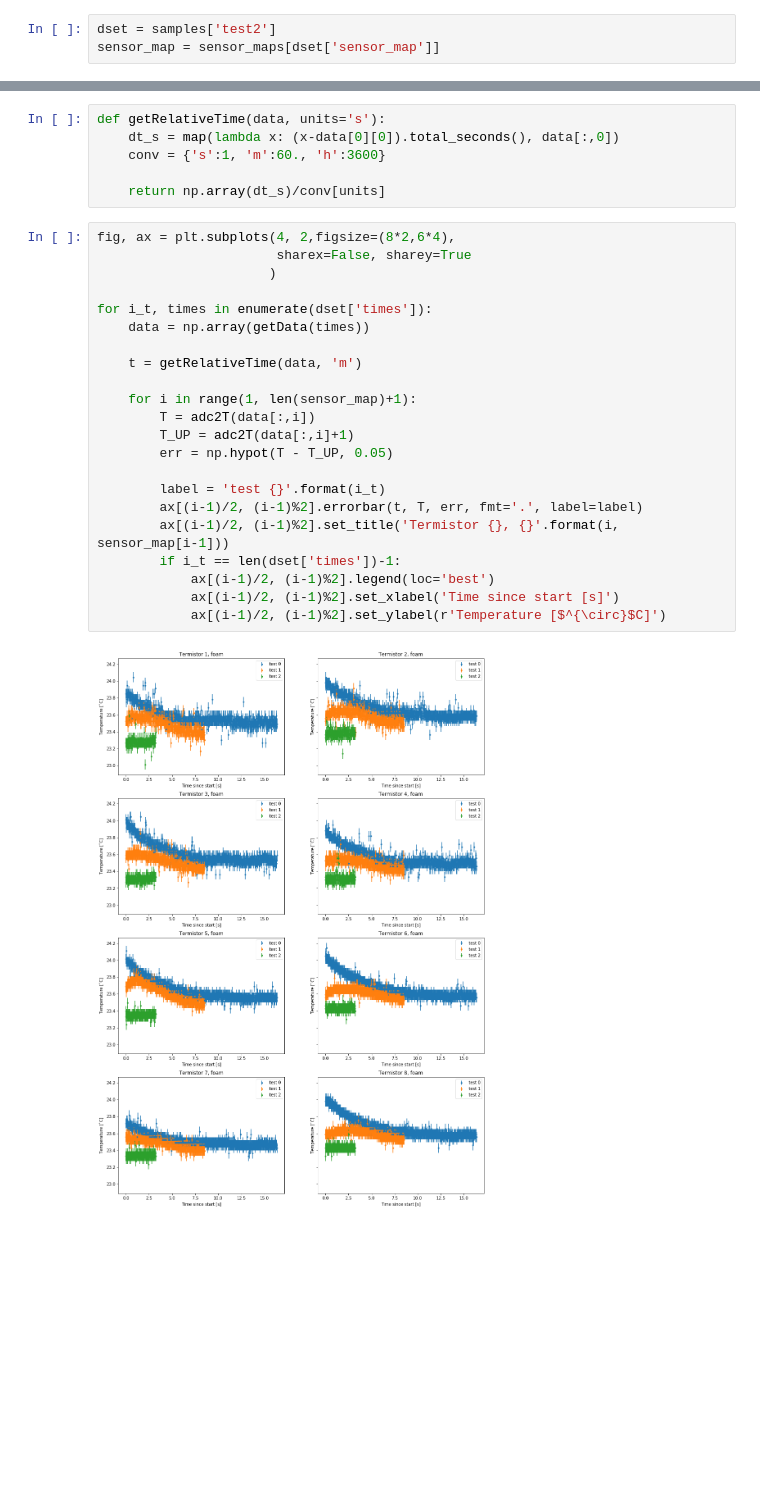
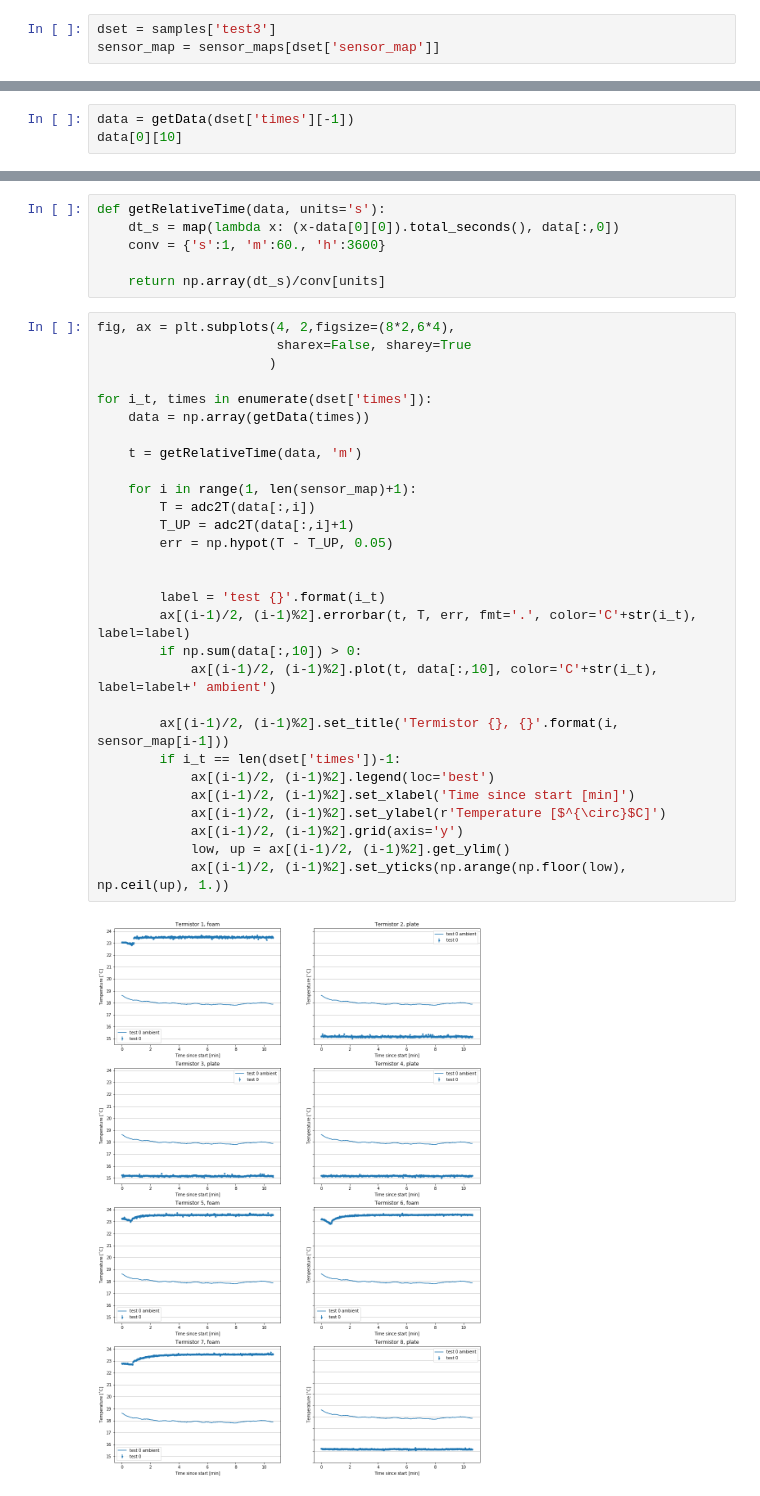
Before and after one commit to CaltechPrecisionTiming/CPTLab_ThermalStudies, a Jupyter notebook: PipeCooling_studies/plotTestDatasets.ipynb, the cells around one changed output, grey strips where cells are left out. Saved outputs shown, nothing was run; the diff lists cells and outputs as text; blank space fills up the shorter version.

```diff
--- a/PipeCooling_studies/plotTestDatasets.ipynb
+++ b/PipeCooling_studies/plotTestDatasets.ipynb
@@ -11,5 +11,5 @@ from temp_utils import adc2T
 samples = yaml.load(open('samples/calibration.yml'))
 sensor_maps = yaml.load(open('samples/sensor_map.yml'))
 # %%
-dset = samples['test2']
+dset = samples['test3']
 sensor_map = sensor_maps[dset['sensor_map']]
@@ -19,0 +16,3 @@ sensor_map
+# %%
+data = getData(dset['times'][-1])
+data[0][10]
@@ -26,24 +27,31 @@ def getRelativeTime(data, units='s'):
 # %%
 fig, ax = plt.subplots(4, 2,figsize=(8*2,6*4),
                        sharex=False, sharey=True
                       )
 
 for i_t, times in enumerate(dset['times']):
     data = np.array(getData(times))
 
     t = getRelativeTime(data, 'm')
 
     for i in range(1, len(sensor_map)+1):
         T = adc2T(data[:,i])
         T_UP = adc2T(data[:,i]+1)
         err = np.hypot(T - T_UP, 0.05)
 
+
         label = 'test {}'.format(i_t)
-        ax[(i-1)/2, (i-1)%2].errorbar(t, T, err, fmt='.', label=label)
+        ax[(i-1)/2, (i-1)%2].errorbar(t, T, err, fmt='.', color='C'+str(i_t), label=label)
+        if np.sum(data[:,10]) > 0:
+            ax[(i-1)/2, (i-1)%2].plot(t, data[:,10], color='C'+str(i_t), label=label+' ambient')
+
         ax[(i-1)/2, (i-1)%2].set_title('Termistor {}, {}'.format(i, sensor_map[i-1]))
         if i_t == len(dset['times'])-1:
             ax[(i-1)/2, (i-1)%2].legend(loc='best')
-            ax[(i-1)/2, (i-1)%2].set_xlabel('Time since start [s]')
+            ax[(i-1)/2, (i-1)%2].set_xlabel('Time since start [min]')
             ax[(i-1)/2, (i-1)%2].set_ylabel(r'Temperature [$^{\circ}$C]')
+            ax[(i-1)/2, (i-1)%2].grid(axis='y')
+            low, up = ax[(i-1)/2, (i-1)%2].get_ylim()
+            ax[(i-1)/2, (i-1)%2].set_yticks(np.arange(np.floor(low), np.ceil(up), 1.))
 # %% [output]
-[figure, old version]
+[figure, new version]
```
Also changed, not shown: parts of 2 cells of this notebook, 7 other files.
